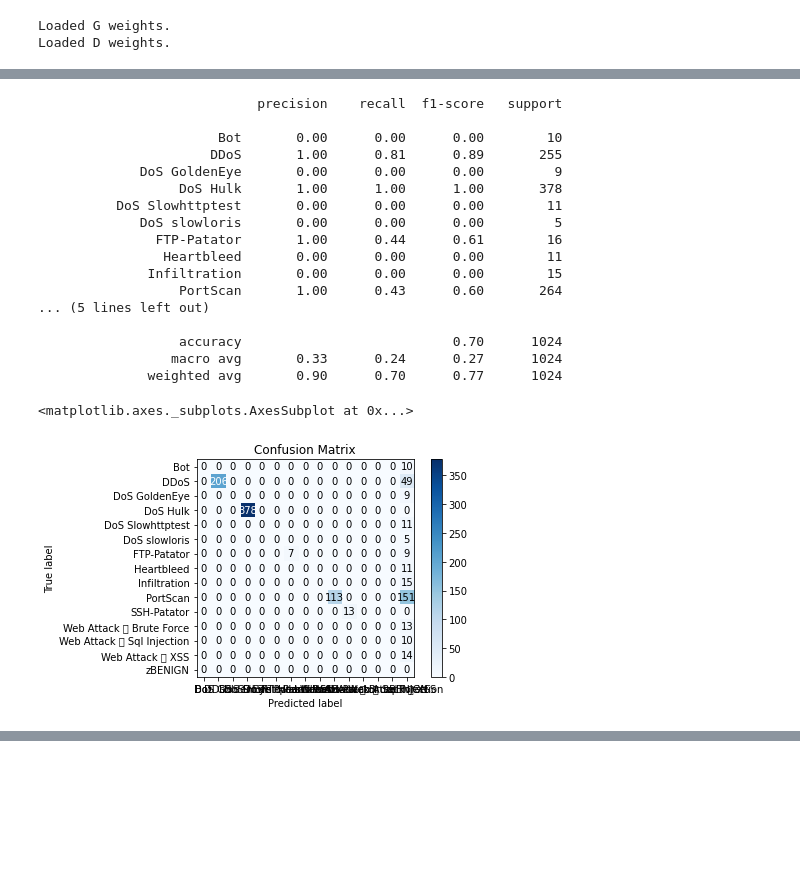
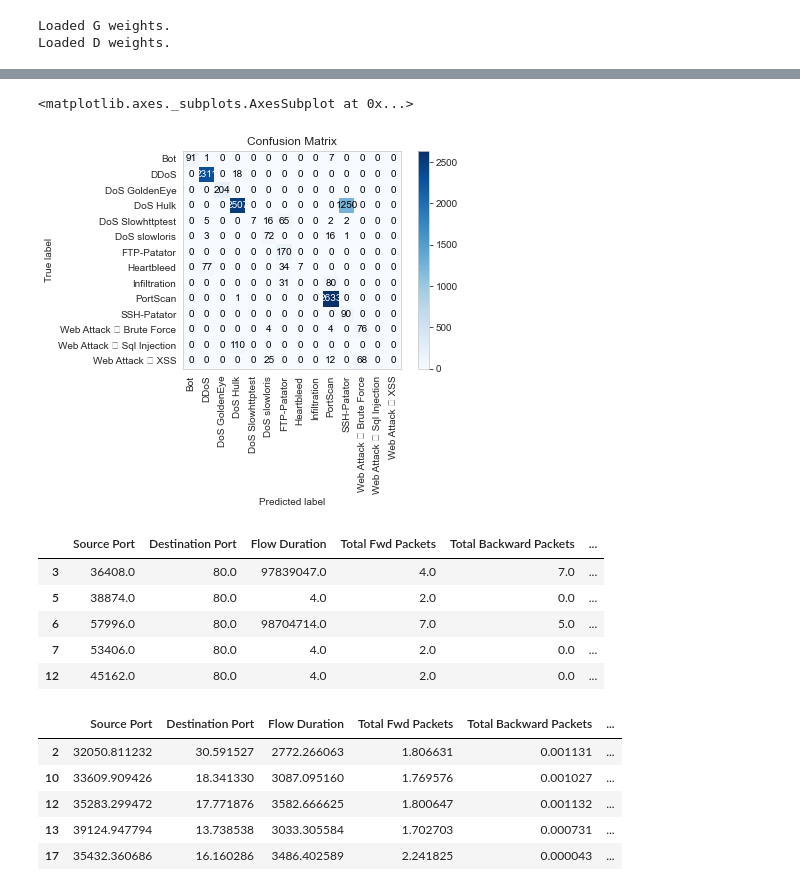
Before and after one commit to CN-TU/controllable-network-data-balancing-with-gans, a Jupyter notebook: data_exploration.ipynb, the cells around one changed output, grey strips where cells are left out. Drawn from its saved outputs; the diff is of its cells as text; code cells hidden in the pictures; blank space fills up the shorter version.

```diff
--- a/data_exploration.ipynb
+++ b/data_exploration.ipynb
@@ -797,19 +783,22 @@ Wall time: 25.2 s
 # %%
 import torch
 import joblib
+import pandas as pd
+
 from collections import Counter
 from scikitplot.metrics import plot_confusion_matrix
 from sklearn.metrics import classification_report
 
 from networks import Generator, Discriminator
 from experiment import CGANExperiment
+from cic_ids_17_dataset import CIC17Dataset
 
 
 G, D = Generator(79, 14), Discriminator(79, 14)
 exp = CGANExperiment(G, D, None, None)
-exp.load_model("./models/cgan/04-05-2021_14h52m/model-150.pt", load_optimizer=False)
+exp.load_model("./models/cgan/20-05-2021_12h09m/model-100.pt", load_optimizer=False)
 
-classifier = joblib.load("./models/classifier/23-04-2021_11h56m/classifier.gz")
+classifier = joblib.load("./models/classifier/20-05-2021_12h01m/classifier.gz")
 scaler = joblib.load("./data/cic-ids-2017_splits/seed_0/min_max_scaler.gz")
 label_encoder = joblib.load("./data/cic-ids-2017_splits/seed_0/label_encoder.gz")
 
@@ -872,23 +811,7 @@ Counter(label_preds), Counter(labels)
-# %%
-print(classification_report(labels, label_preds))
-plot_confusion_matrix(labels, label_preds)
-# %% [output]
-                            precision    recall  f1-score   support
-
-                       Bot       0.00      0.00      0.00        10
-                      DDoS       1.00      0.81      0.89       255
-             DoS GoldenEye       0.00      0.00      0.00         9
-                  DoS Hulk       1.00      1.00      1.00       378
-          DoS Slowhttptest       0.00      0.00      0.00        11
-             DoS slowloris       0.00      0.00      0.00         5
-               FTP-Patator       1.00      0.44      0.61        16
-                Heartbleed       0.00      0.00      0.00        11
-              Infiltration       0.00      0.00      0.00        15
-                  PortScan       1.00      0.43      0.60       264
-... (5 lines left out)
-
-                  accuracy                           0.70      1024
-                 macro avg       0.33      0.24      0.27      1024
-              weighted avg       0.90      0.70      0.77      1024
-<matplotlib.axes._subplots.AxesSubplot at 0x...>
-[figure, removed]
+# %%
+# generate 10000 flows and predict
+flows, labels = exp.generate(10000, label_weights, scaler=scaler, label_encoder=label_encoder)
+label_preds = label_encoder.inverse_transform(classifier.predict(flows))
+print(classification_report(labels, label_preds))
+plot_confusion_matrix(labels, label_preds, x_tick_rotation=90)
+# %% [output]
@@ -894,0 +841,2 @@ plot_confusion_matrix(labels, label_preds)
+<matplotlib.axes._subplots.AxesSubplot at 0x...>
+[figure, added]
@@ -894,0 +850,18 @@ plot_confusion_matrix(labels, label_preds)
+# %%
+df_test[df_test.Label == "DoS Hulk"].head()
+# %% [output]
+|  | Source Port | Destination Port | Flow Duration | Total Fwd Packets | Total Backward Packets | ... |
+| 3 | 36408.0 | 80.0 | 97839047.0 | 4.0 | 7.0 | ... |
+| 5 | 38874.0 | 80.0 | 4.0 | 2.0 | 0.0 | ... |
+| 6 | 57996.0 | 80.0 | 98704714.0 | 7.0 | 5.0 | ... |
+| 7 | 53406.0 | 80.0 | 4.0 | 2.0 | 0.0 | ... |
+| 12 | 45162.0 | 80.0 | 4.0 | 2.0 | 0.0 | ... |
+# %%
+df_gen[df_gen.Label == "DoS Hulk"].head()
+# %% [output]
+|  | Source Port | Destination Port | Flow Duration | Total Fwd Packets | Total Backward Packets | ... |
+| 2 | 32050.811232 | 30.591527 | 2772.266063 | 1.806631 | 0.001131 | ... |
+| 10 | 33609.909426 | 18.341330 | 3087.095160 | 1.769576 | 0.001027 | ... |
+| 12 | 35283.299472 | 17.771876 | 3582.666625 | 1.800647 | 0.001132 | ... |
+| 13 | 39124.947794 | 13.738538 | 3033.305584 | 1.702703 | 0.000731 | ... |
+| 17 | 35432.360686 | 16.160286 | 3486.402589 | 2.241825 | 0.000043 | ... |
```
Also changed, not shown: parts of 17 cells of this notebook, 1 other file.
